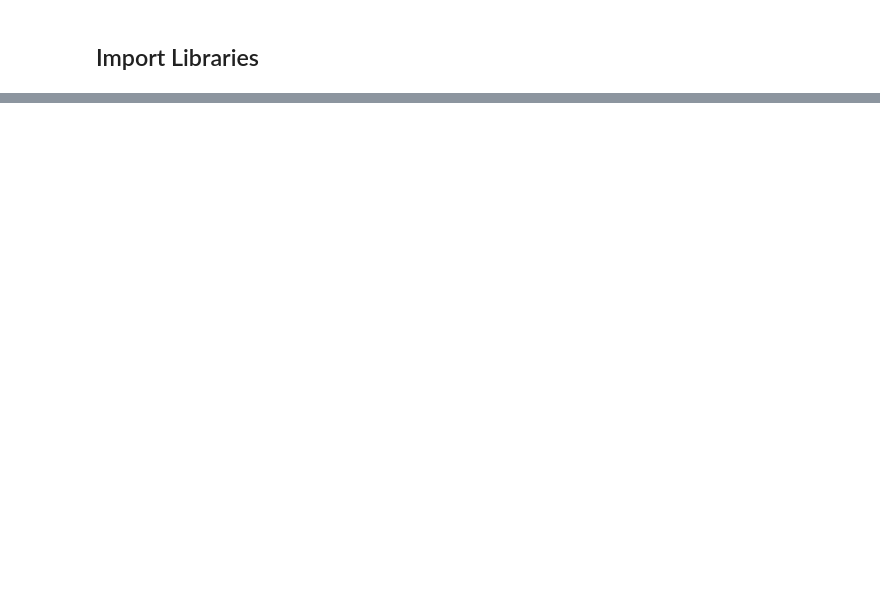
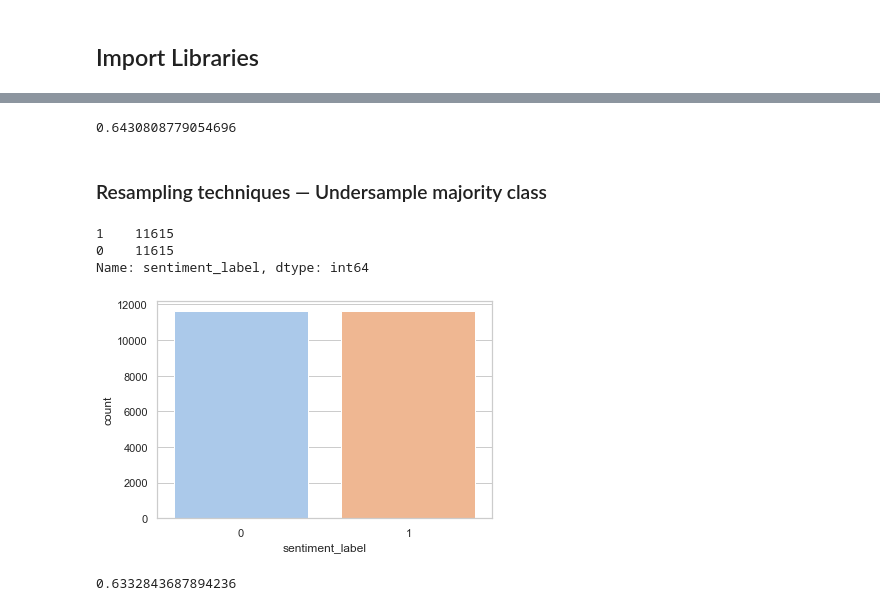
Before and after one commit to LingxingG/Data-Mining-Project, a Jupyter notebook: pre_processing/SafeIndex/Merging safe index to data.ipynb, the cells around one changed output, grey strips where cells are left out. Cells and saved outputs as stored; diff of their text form; code cells hidden in the pictures; blank space fills up the shorter version.

```diff
--- a/pre_processing/SafeIndex/Merging safe index to data.ipynb
+++ b/pre_processing/SafeIndex/Merging safe index to data.ipynb
@@ -89,0 +367,44 @@ df.head(10)
+# %%
+upsampled = LogisticRegression(solver='liblinear').fit(X_train, y_train)
+upsampled_pred = upsampled.predict(X_test)
+
+# Checking accuracy
+accuracy_score(y_test, upsampled_pred)
+
+# f1 score
+f1_score(y_test, upsampled_pred)
+
+# recall score
+recall_score(y_test, upsampled_pred)
+# %% [output]
+0.6430808779054696
+# %% [markdown]
+### Resampling techniques — Undersample majority class
+# %%
+final_df2 = copy.deepcopy(final_df)
+
+y = final_df2.pop('sentiment_label')
+X = final_df2
+X_train, X_test, y_train, y_test = train_test(X,y)
+
+# concatenate our training data back together
+X = pd.concat([X_train, y_train], axis=1)
+
+# separate minority and majority classes
+negative = X[X.sentiment_label==0]
+positive = X[X.sentiment_label==1]
+# %%
+sentiment_downsampled = resample(positive,
+                                replace = False, # sample without replacement
+                                n_samples = len(negative), # match minority n
+                                random_state = 27) # reproducible results
+
+# combine minority and downsampled majority
+downsampled = pd.concat([sentiment_downsampled, negative])
+
+# checking counts
+downsampled.sentiment_label.value_counts()
+# %% [output]
+1    11615
+0    11615
+Name: sentiment_label, dtype: int64
@@ -89,0 +414,20 @@ df.head(10)
+# %%
+sns.countplot(downsampled.sentiment_label,label="Sum")
+plt.show()
+# %% [output]
+[figure, added]
+# %%
+undersampled = LogisticRegression(solver='liblinear').fit(X_train, y_train)
+
+undersampled_pred = undersampled.predict(X_test)
+
+# Checking accuracy
+accuracy_score(y_test, undersampled_pred)
+
+# f1 score
+f1_score(y_test, undersampled_pred)
+
+# recall score
+recall_score(y_test, undersampled_pred)
+# %% [output]
+0.6332843687894236
```
Also changed, not shown: parts of 53 cells of this notebook, 3 other files.
